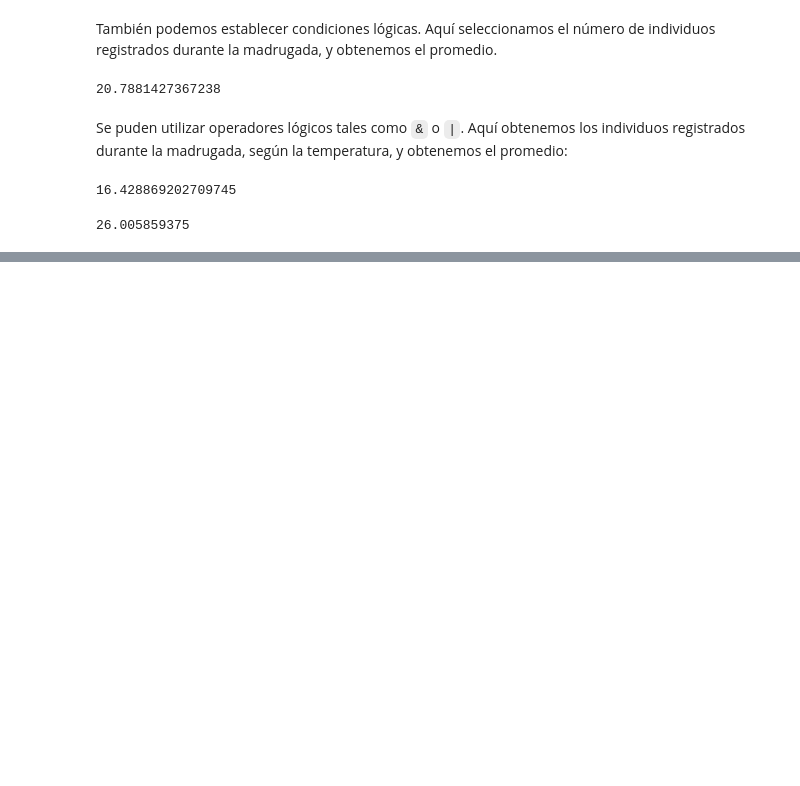
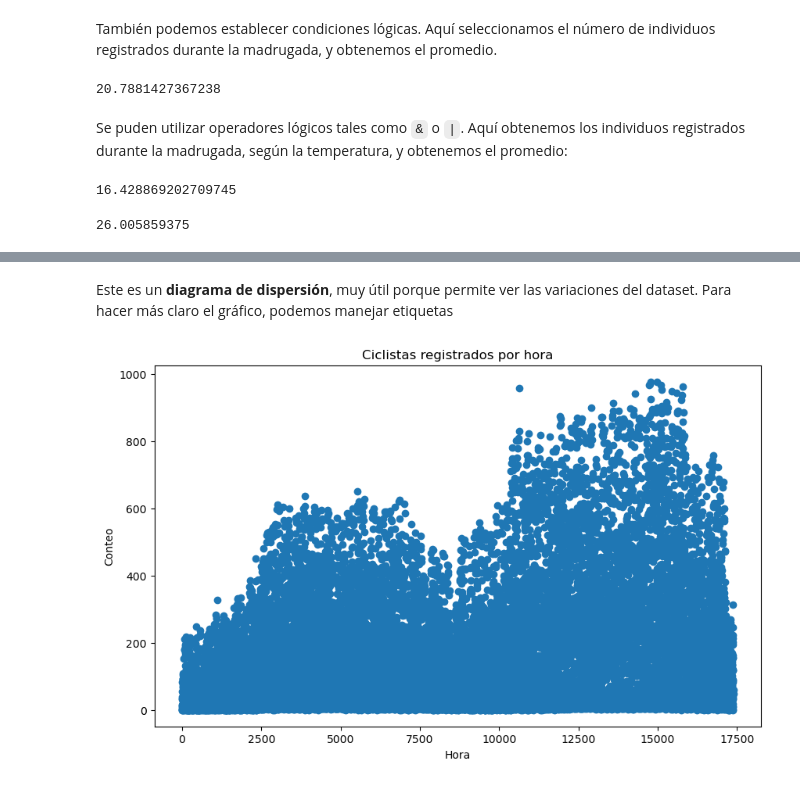
Before and after one commit to abrahambarrer/data_science-roadmap, a Jupyter notebook: notebooks_2/ch1/exploratory_analysis.ipynb, the cells around one changed output, grey strips where cells are left out. Drawn from its saved outputs; the diff is of its cells as text; code cells hidden in the pictures; blank space fills up the shorter version.

```diff
--- a/notebooks_2/ch1/exploratory_analysis.ipynb
+++ b/notebooks_2/ch1/exploratory_analysis.ipynb
@@ -88,0 +157,11 @@ hour.loc[(hour['hr'] < 5) & (hour['temp'] > 0.50), 'registered'].mean()
+# %% [markdown]
+Este es un **diagrama de dispersión**, muy útil porque permite ver las variaciones del dataset. Para hacer más claro el gráfico, podemos manejar etiquetas
+# %%
+fig, ax = plt.subplots(figsize=(10,6))
+ax.scatter(x=hour['instant'], y=hour['count'])
+plt.xlabel('Hora')
+plt.ylabel('Conteo')
+plt.title('Ciclistas registrados por hora')
+plt.show()
+# %% [output]
+[figure, added]
```
Also changed, not shown: parts of 25 cells of this notebook, 1 other file.
